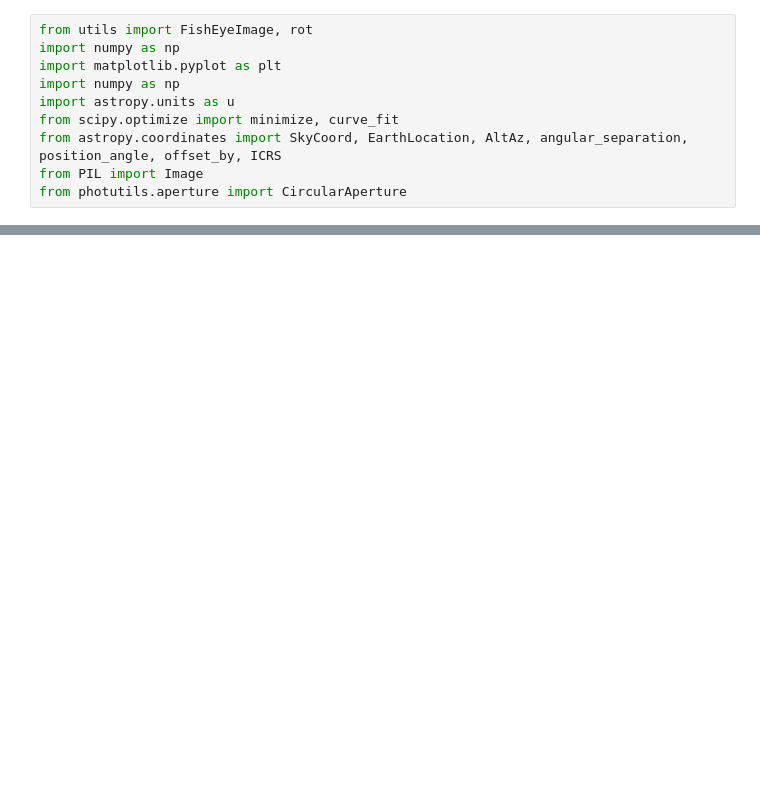
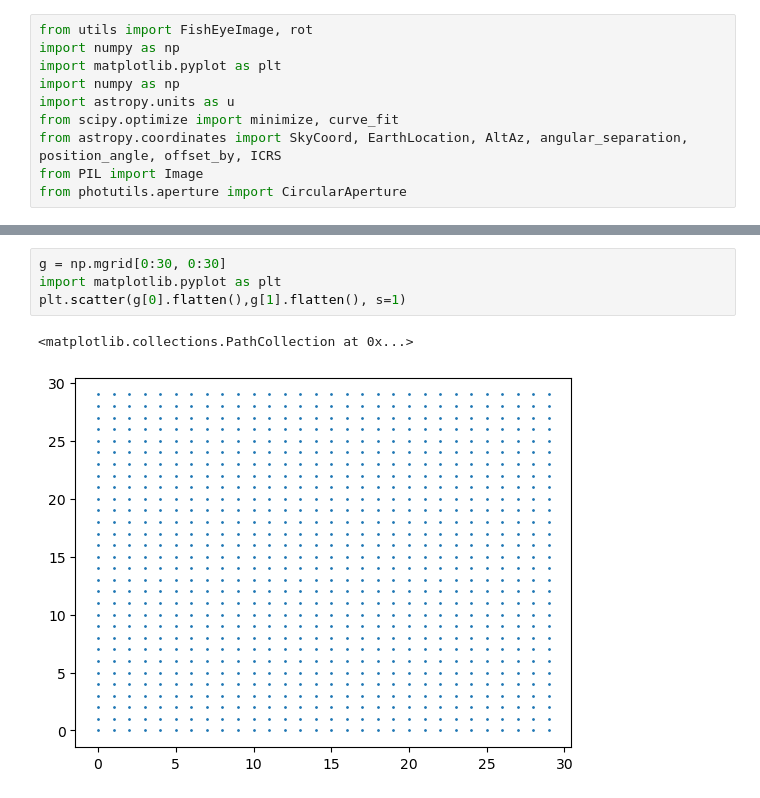
Before and after one commit to CoolTowel/constellation_lines, a Jupyter notebook: opti.ipynb, the cells around one changed output, grey strips where cells are left out. Drawn from its saved outputs; the diff is of its cells as text; blank space fills up the shorter version.

```diff
--- a/opti.ipynb
+++ b/opti.ipynb
@@ -50,0 +51,7 @@ pic.draw_residual(alpha=0.3,dpi=140,s=2)
+# %%
+g = np.mgrid[0:30, 0:30]
+import matplotlib.pyplot as plt
+plt.scatter(g[0].flatten(),g[1].flatten(), s=1)
+# %% [output]
+<matplotlib.collections.PathCollection at 0x...>
+[figure, added]
```
Also changed, not shown: parts of 6 cells of this notebook, 2 other files.
